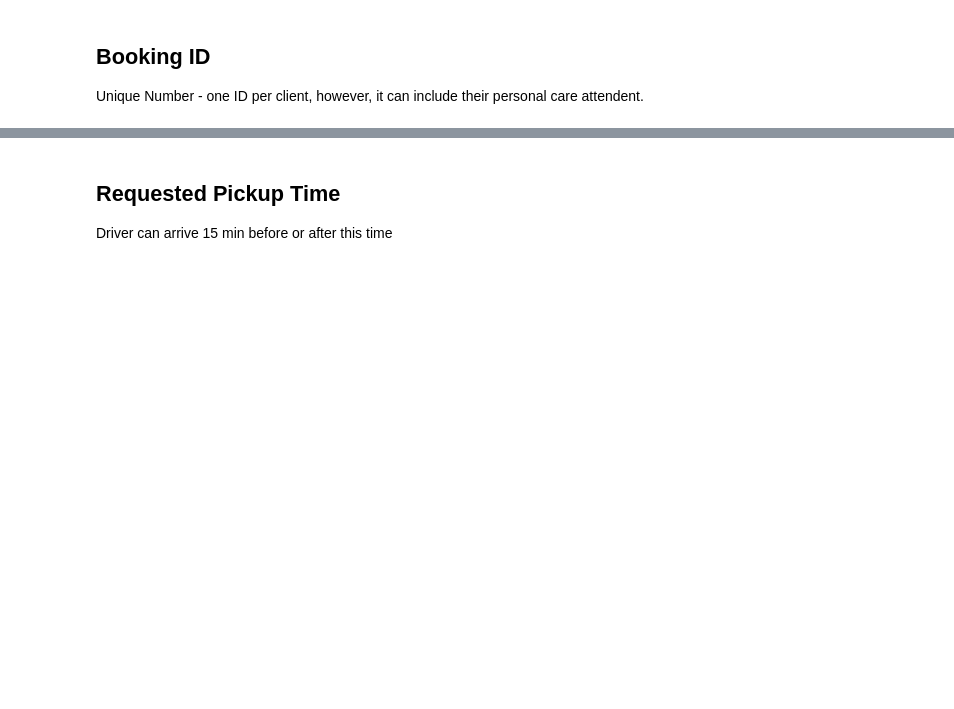
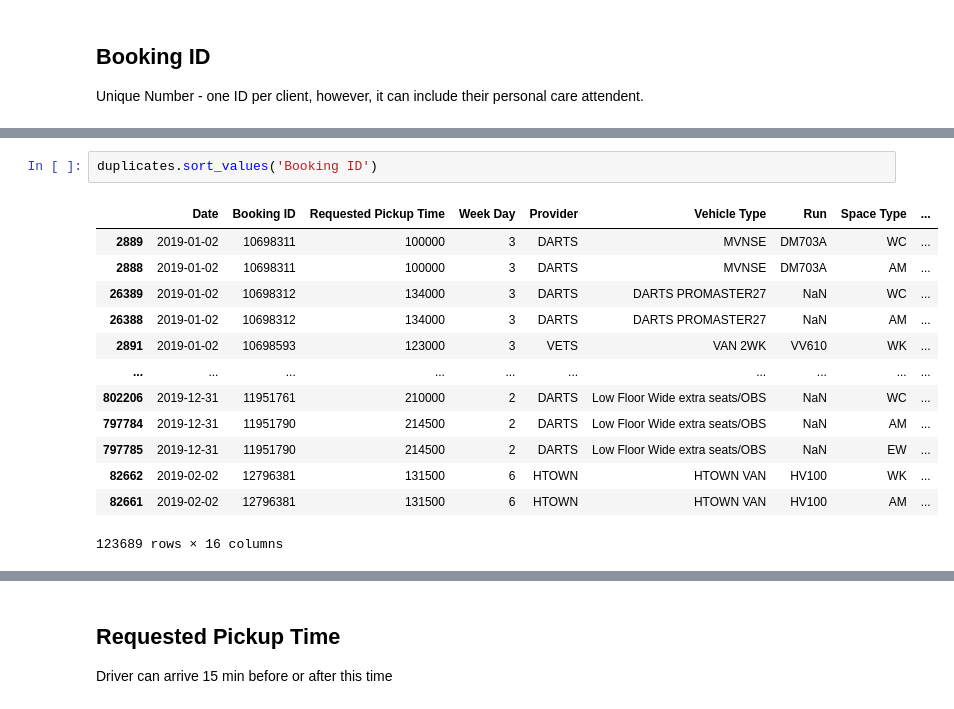
Before and after one commit to DavidAndres6870/HEAD-Competition, a Jupyter notebook: Second Clean.ipynb, the cells around one changed output, grey strips where cells are left out. Saved outputs shown, nothing was run; the diff lists cells and outputs as text; blank space fills up the shorter version.

```diff
--- a/Second Clean.ipynb
+++ b/Second Clean.ipynb
@@ -88,0 +122,16 @@ Unique Number - one ID per client, however, it can include their personal care a
+# %%
+duplicates.sort_values('Booking ID')
+# %% [output]
+|  | Date | Booking ID | Requested Pickup Time | Week Day | Provider | Vehicle Type | Run | Space Type | ... |
+| 2889 | 2019-01-02 | 10698311 | 100000 | 3 | DARTS | MVNSE | DM703A | WC | ... |
+| 2888 | 2019-01-02 | 10698311 | 100000 | 3 | DARTS | MVNSE | DM703A | AM | ... |
+| 26389 | 2019-01-02 | 10698312 | 134000 | 3 | DARTS | DARTS PROMASTER27 | NaN | WC | ... |
+| 26388 | 2019-01-02 | 10698312 | 134000 | 3 | DARTS | DARTS PROMASTER27 | NaN | AM | ... |
+| 2891 | 2019-01-02 | 10698593 | 123000 | 3 | VETS | VAN 2WK | VV610 | WK | ... |
+| ... | ... | ... | ... | ... | ... | ... | ... | ... | ... |
+| 802206 | 2019-12-31 | 11951761 | 210000 | 2 | DARTS | Low Floor Wide extra seats/OBS | NaN | WC | ... |
+| 797784 | 2019-12-31 | 11951790 | 214500 | 2 | DARTS | Low Floor Wide extra seats/OBS | NaN | AM | ... |
+| 797785 | 2019-12-31 | 11951790 | 214500 | 2 | DARTS | Low Floor Wide extra seats/OBS | NaN | EW | ... |
+| 82662 | 2019-02-02 | 12796381 | 131500 | 6 | HTOWN | HTOWN VAN | HV100 | WK | ... |
+| 82661 | 2019-02-02 | 12796381 | 131500 | 6 | HTOWN | HTOWN VAN | HV100 | AM | ... |
+123689 rows × 16 columns
```
Also changed, not shown: parts of 14 cells of this notebook.
